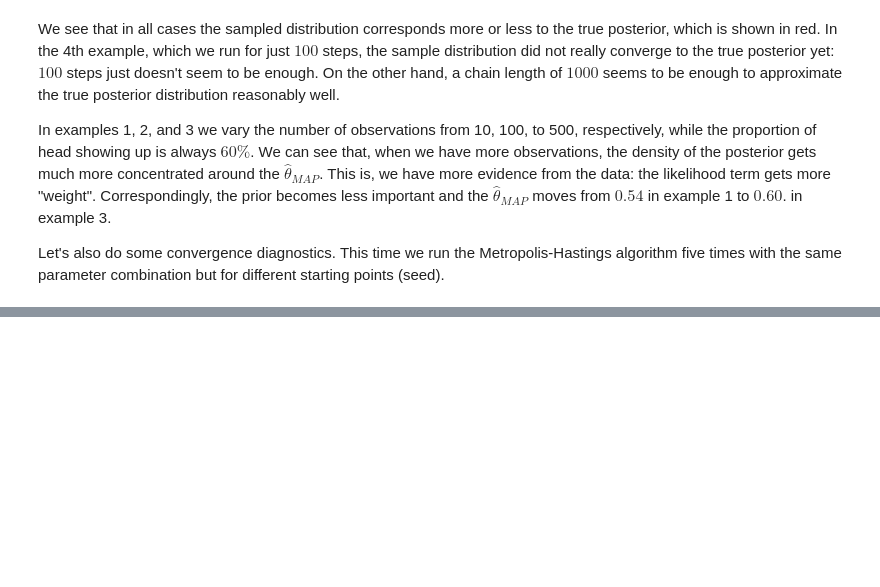
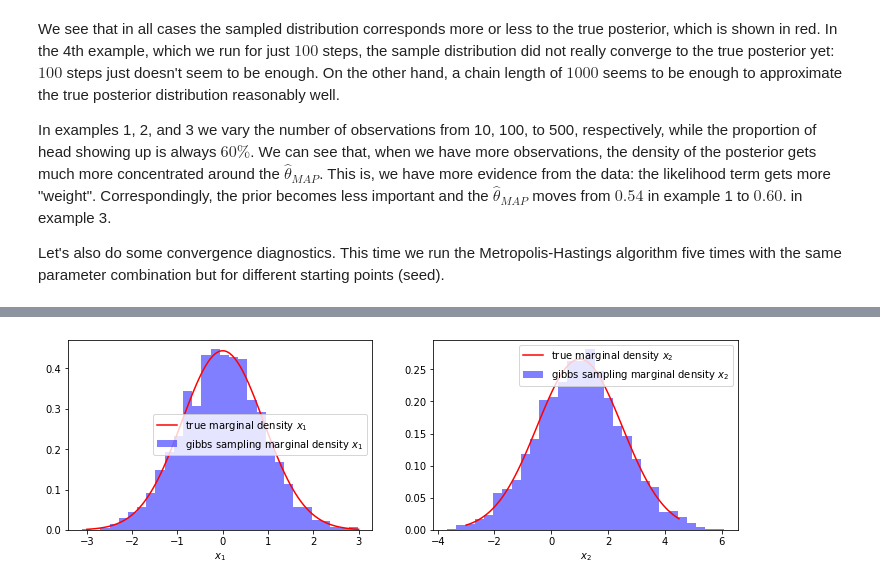
Before and after one commit to KaiserP/EmbracingUncertainty, a Jupyter notebook: random_number_generation_random_sampling.ipynb, the cells around one changed output, grey strips where cells are left out. Drawn from its saved outputs; the diff is of its cells as text; code cells hidden in the pictures; blank space fills up the shorter version.

```diff
--- a/random_number_generation_random_sampling.ipynb
+++ b/random_number_generation_random_sampling.ipynb
@@ -585,0 +596,19 @@ axs[1].legend();
+# %%
+p1_marginal = stats.norm(mu[0], Sigma[0, 0])
+p2_marginal = stats.norm(mu[1], Sigma[1, 1])
+
+N = 100
+x1_grid = np.linspace(-3, 3, N)
+x2_grid = np.linspace(-3, 4.5, N)
+
+fig, axs = plt.subplots(1, 2, figsize=(12,3.5))
+axs[0].plot(x1_grid, p1_marginal.pdf(x1_grid), c='red', label='true marginal density $x_1$')
+axs[0].hist(x_1_samples, bins=30, density=True, color='blue', alpha=0.5, label='gibbs sampling marginal density $x_1$')
+axs[0].set_xlabel('$x_1$')
+axs[0].legend();
+axs[1].plot(x2_grid, p2_marginal.pdf(x2_grid), c='red', label='true marginal density $x_2$')
+axs[1].hist(x_2_samples, bins=30, density=True, color='blue', alpha=0.5, label='gibbs sampling marginal density $x_2$')
+axs[1].set_xlabel('$x_2$')
+axs[1].legend();
+# %% [output]
+[figure, added]
```
Also changed, not shown: parts of 15 cells of this notebook.
